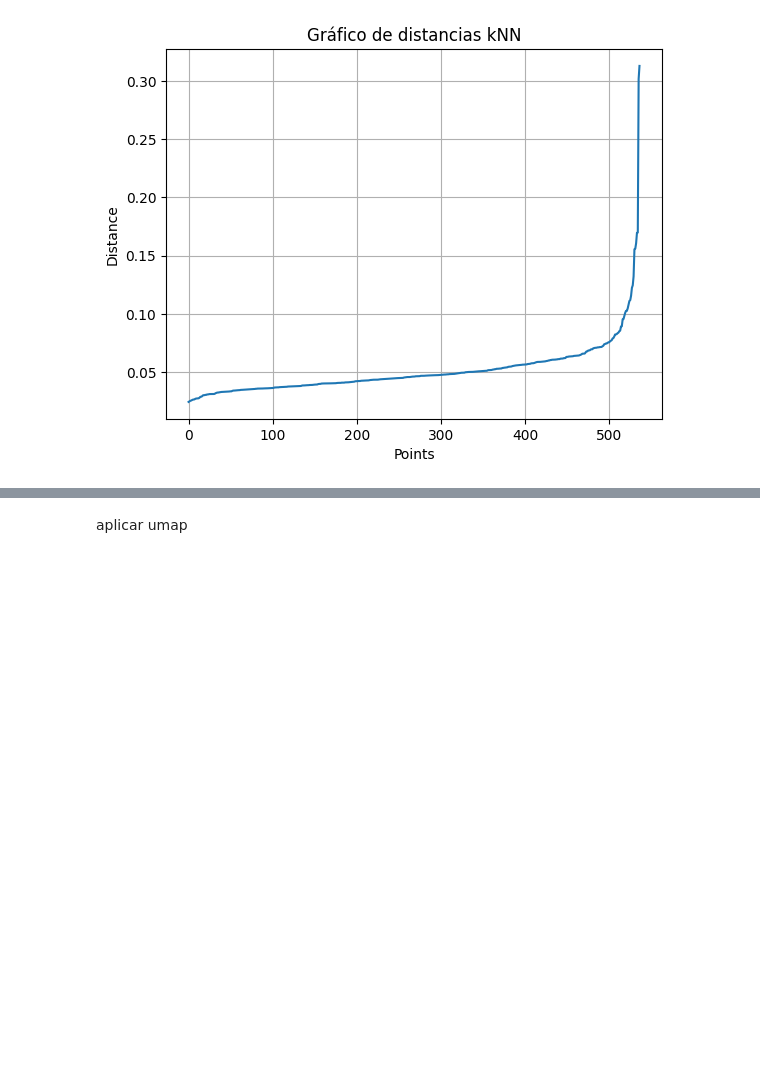
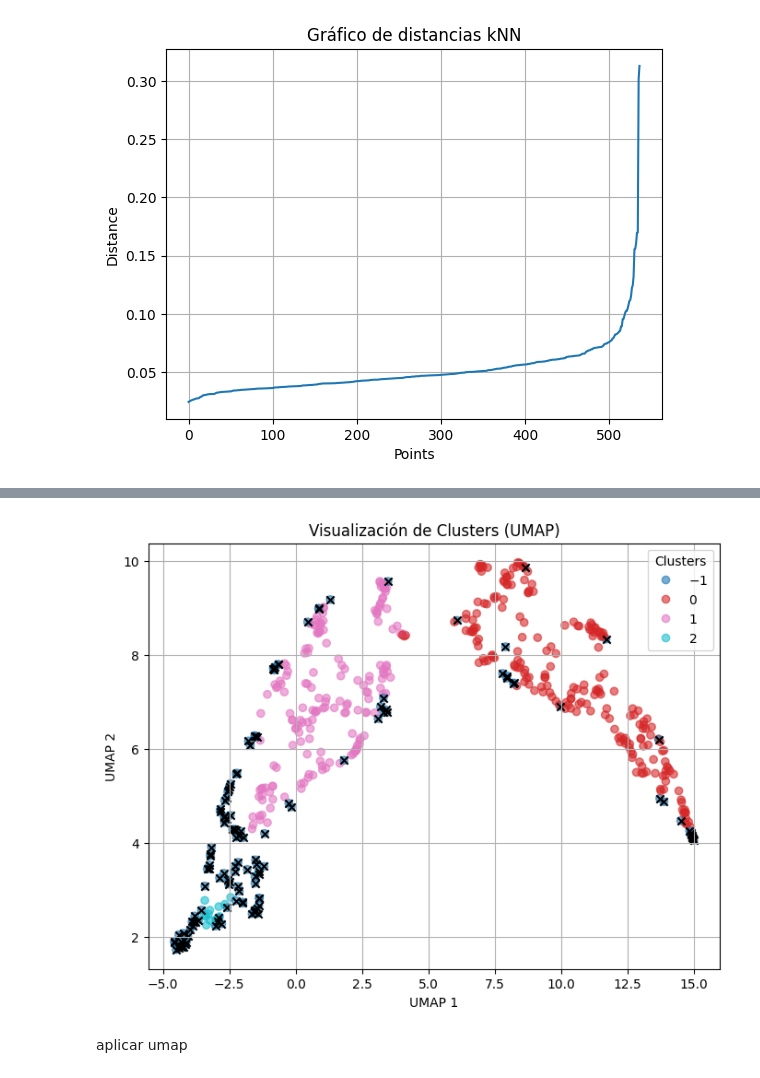
Before and after one commit to teresaramos14/tfm, a Jupyter notebook: clustering_130525/DBSCAN/dbscan_fourier_mas_umap.ipynb, the cells around one changed output, grey strips where cells are left out. Saved outputs shown, nothing was run; the diff lists cells and outputs as text; code cells hidden in the pictures; blank space fills up the shorter version.

```diff
--- a/clustering_130525/DBSCAN/dbscan_fourier_mas_umap.ipynb
+++ b/clustering_130525/DBSCAN/dbscan_fourier_mas_umap.ipynb
@@ -241,3 +264,26 @@ plt.show()
+# %%
+reducer = umap.UMAP(n_neighbors=15, n_components=2, random_state=42)
+X_umap = reducer.fit_transform(df_fourier_mm_cl)
+
+labels = clustering_mm.labels_
+
+
+plt.figure(figsize=(8, 6))
+scatter = plt.scatter(X_umap[:, 0], X_umap[:, 1], c=labels, cmap='tab10', alpha=0.6)
+
+
+if -1 in labels:
+    plt.scatter(X_umap[labels == -1, 0], X_umap[labels == -1, 1],
+                c='black', marker='x', label='Ruido')
+
+plt.title("Visualización de Clusters (UMAP)")
+plt.xlabel("UMAP 1")
+plt.ylabel("UMAP 2")
+plt.legend(*scatter.legend_elements(), title="Clusters")
+plt.grid(True)
+plt.show()
+# %% [output]
+[figure, added]
 # %% [markdown]
 aplicar umap
 # %%
```
Also changed, not shown: parts of 11 cells of this notebook.
